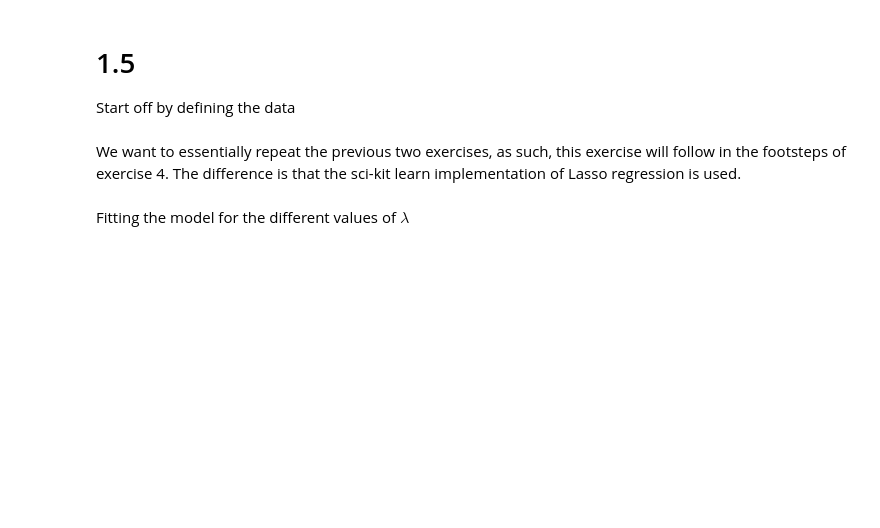
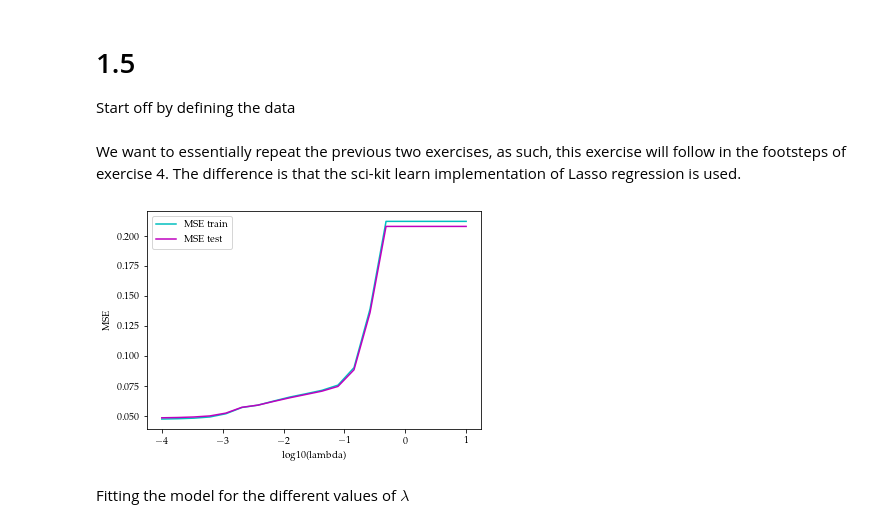
Before and after one commit to AndreasBordvik/FYS-STK4155-Prj1_report, a Jupyter notebook: code/Exercise5.ipynb, the cells around one changed output. Cells and saved outputs as stored; diff of their text form; code cells hidden in the pictures; blank space fills up the shorter version.

```diff
--- a/code/Exercise5.ipynb
+++ b/code/Exercise5.ipynb
@@ -46,6 +46,36 @@ z_train_lasso = pd.DataFrame()
 z_hat_train_lasso = pd.DataFrame()
 z_test_lasso = pd.DataFrame()
 z_hat_test_lasso = pd.DataFrame()
+
+MSE_test = np.zeros(nbf_lambdas)
+MSE_train = np.zeros(nbf_lambdas)
+# %%
+X_train, X_test, z_train, z_test = prepare_data(X, z, test_size=0.2, shuffle=True, random_state=SEED_VALUE)
+
+scaler = StandardScaler()
+scaler.fit(X_train)
+X_train_scaled = scaler.transform(X_train)
+X_test_scaled = scaler.transform(X_test)
+
+for i in range(len(lambdas)):
+    clf = lm.Lasso(lambdas[i])
+    clf.fit(X_train_scaled, z_train)
+
+    z_pred = clf.predict(X_test_scaled)
+    z_fit = clf.predict(X_train_scaled)
+
+    MSE_test[i] = np.mean( np.mean((z_test - z_pred)**2) )
+    MSE_train[i] = np.mean( np.mean((z_train - z_fit)**2) )
+
+plt.figure()
+plt.plot(np.log10(lambdas), MSE_train, 'c', label = "MSE train")
+plt.plot(np.log10(lambdas), MSE_test, 'm', label = 'MSE test')
+plt.xlabel('log10(lambda)')
+plt.ylabel('MSE')
+plt.legend()
+plt.show()
+# %% [output]
+[figure, added]
 # %% [markdown]
 Fitting the model for the different values of $\lambda$
 # %%
```
Also changed, not shown: parts of 4 cells of this notebook, 4 other files.
